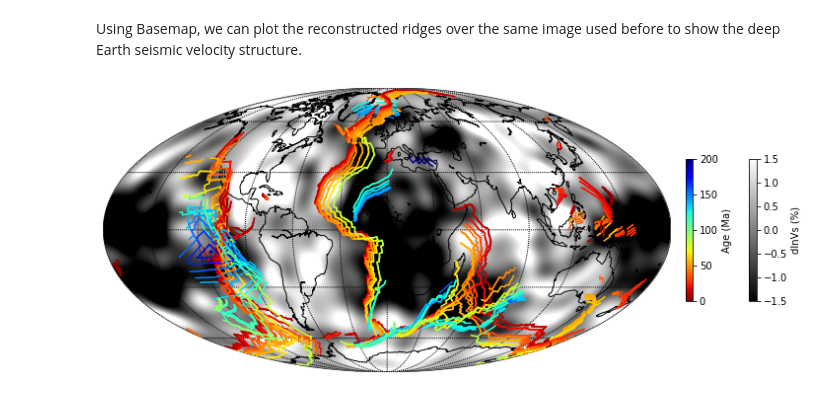
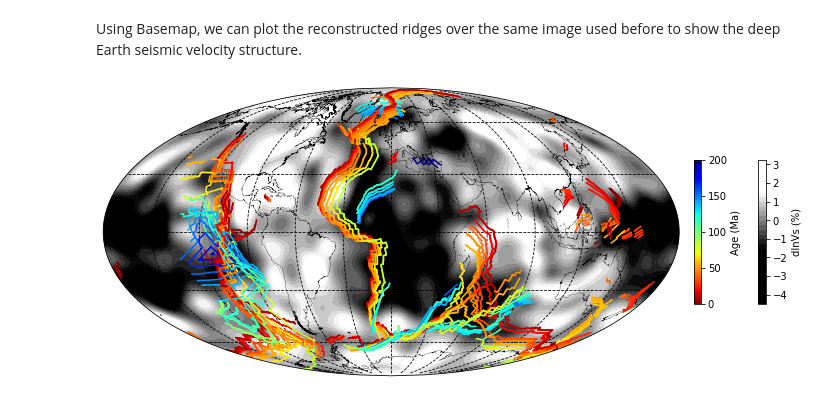
Before and after one commit to GPlates/pygplates-tutorials, a Jupyter notebook: notebooks/pygplates-reconstruct-to-birth-time.ipynb, the cells around one changed output. Drawn from its saved outputs; the diff is of its cells as text; code cells hidden in the pictures.

```diff
--- a/notebooks/pygplates-reconstruct-to-birth-time.ipynb
+++ b/notebooks/pygplates-reconstruct-to-birth-time.ipynb
@@ -190,40 +195,41 @@ Using Basemap, we can plot the reconstructed ridges over the same image used bef
 # %%
 import matplotlib as mpl
 
 # load the model data; extract the lon, lat, and dlnVs columns
 tmp = np.loadtxt('Data/out2800.dat')
 lon = tmp[:,1].reshape((181,361))
 lat = tmp[:,2].reshape((181,361))
 dvs = tmp[:,3].reshape((181,361))
 vmin=-1.5
 vmax=1.5
+
 # initialize figure and axes
 fig = plt.figure(figsize=(10,5))
-ax_map = fig.add_axes([0,0,0.8,1.0])
 ax_cbr1 = fig.add_axes([0.82,0.3,0.01,0.4])
 ax_cbr2 = fig.add_axes([0.91,0.3,0.01,0.4])
+
 # set up map
-m = Basemap(projection='moll', lon_0=0, resolution='c', ax=ax_map)
-clip_path = m.drawmapboundary()
-m.drawcoastlines()
-m.drawparallels(np.arange(-90,90,30))
-m.drawmeridians(np.arange(-180,180,30))
+ax_map = fig.add_axes([0,0,0.8,1.0], projection=ccrs.Mollweide(central_longitude=0))
+ax_map.coastlines(resolution='10m', color='black', linewidth=0.25)
+ax_map.gridlines(color='black',linestyle='--', xlocs=np.arange(-180,180,30), ylocs=np.arange(-90,90,30))
+
 # plot the model
-s = m.transform_scalar(dvs, lon[0,:], lat[:,0], 1000, 500)
-im = m.imshow(s, cmap=plt.cm.gray, clip_path=clip_path, vmin=vmin, vmax=vmax)
+im = ax_map.contourf(lon[0,:], lat[:,0], dvs, 35, transform=ccrs.PlateCarree(), cmap=plt.cm.gray, vmin=vmin, vmax=vmax)
+
 # add reconstructed isochrons
 for isochron,age in zip(reconstructed_isochron_array,isochron_ages):
     color = plt.cm.jet_r(age/AgeMax)
-    x, y = m(isochron[:,1],isochron[:,0])
-    m.plot(x,y,color=color)
+    x, y = isochron[:,1],isochron[:,0]
+    ax_map.plot(x,y,color=color, transform=ccrs.PlateCarree())
+
 # add colorbars for LIP Age and seismic velocity
 norm = mpl.colors.Normalize(vmin=0, vmax=AgeMax)
-cb1 = mpl.colorbar.ColorbarBase(ax_cbr1, cmap=plt.cm.jet_r,
-                                   norm=norm)
+cb1 = mpl.colorbar.ColorbarBase(ax_cbr1, cmap=plt.cm.jet_r, norm=norm)
 cb1.set_label('Age (Ma)')
 cb2 = plt.colorbar(im, cax=ax_cbr2)
 cb2.set_label('dlnVs (%)')
+
 # done
 plt.show()
 # %% [output]
-[figure, old version]
+[figure, new version]
```
Also changed, not shown: parts of 1 cell of this notebook.
